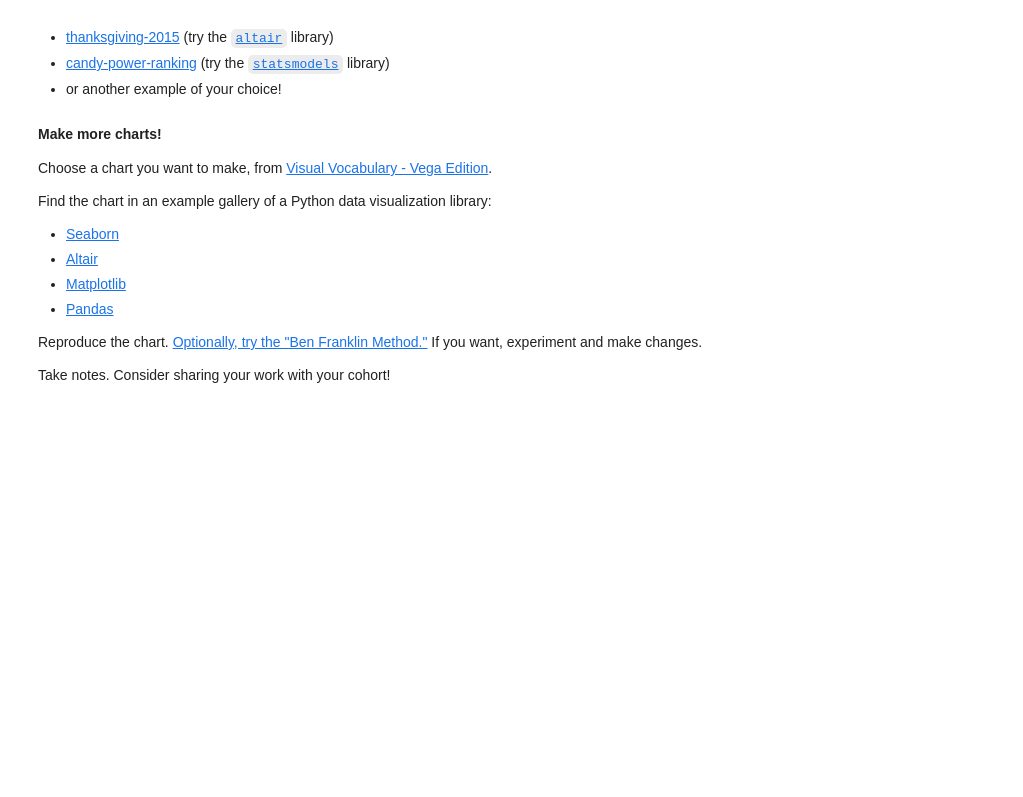
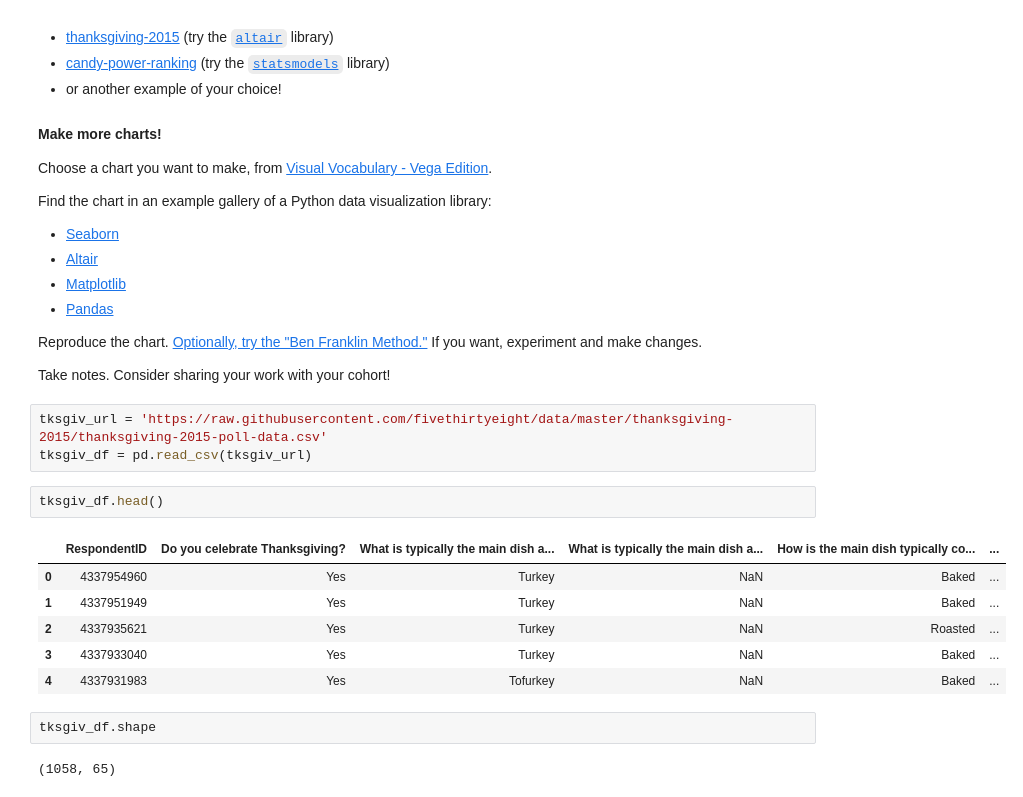
Before and after one commit to bloominstituteoftechnology/DS-Unit-1-Sprint-3-Data-Storytelling, a Jupyter notebook: module3-make-explanatory-visualizations/LS_DS_223_Make_explanatory_visualizations.ipynb, the cells around one changed output. Saved outputs shown, nothing was run; the diff lists cells and outputs as text; blank space fills up the shorter version.

```diff
--- a/module3-make-explanatory-visualizations/LS_DS_223_Make_explanatory_visualizations.ipynb
+++ b/module3-make-explanatory-visualizations/LS_DS_223_Make_explanatory_visualizations.ipynb
@@ -328,3 +328,19 @@ Find the chart in an example gallery of a Python data visualization library:
 Reproduce the chart. [Optionally, try the "Ben Franklin Method."](https://docs.google.com/document/d/1ubOw9B3Hfip27hF2ZFnW3a3z9xAgrUDRReOEo-FHCVs/edit) If you want, experiment and make changes.
 
 Take notes. Consider sharing your work with your cohort!
+# %%
+tksgiv_url = 'https://raw.githubusercontent.com/fivethirtyeight/data/master/thanksgiving-2015/thanksgiving-2015-poll-data.csv'
+tksgiv_df = pd.read_csv(tksgiv_url)
+# %%
+tksgiv_df.head()
+# %% [output]
+|  | RespondentID | Do you celebrate Thanksgiving? | What is typically the main dish a... | What is typically the main dish a... | How is the main dish typically co... | ... |
+| 0 | 4337954960 | Yes | Turkey | NaN | Baked | ... |
+| 1 | 4337951949 | Yes | Turkey | NaN | Baked | ... |
+| 2 | 4337935621 | Yes | Turkey | NaN | Roasted | ... |
+| 3 | 4337933040 | Yes | Turkey | NaN | Baked | ... |
+| 4 | 4337931983 | Yes | Tofurkey | NaN | Baked | ... |
+# %%
+tksgiv_df.shape
+# %% [output]
+(1058, 65)
```
Also changed, not shown: parts of 14 cells of this notebook.
